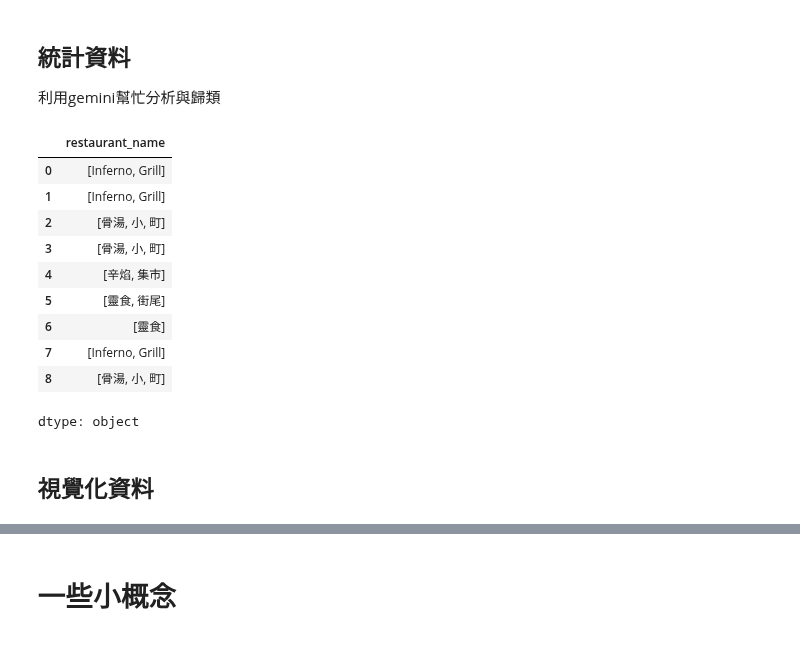
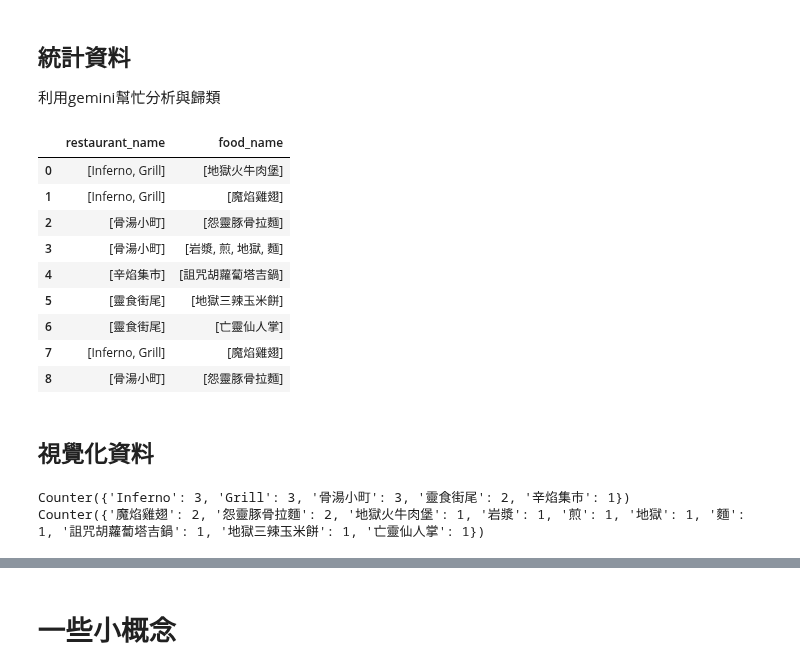
Before and after one commit to jaunty0216/ForSophomoreCourse, a Jupyter notebook: 第十週_地獄美食家.ipynb, the cells around one changed output, grey strips where cells are left out. Saved outputs shown, nothing was run; the diff lists cells and outputs as text; code cells hidden in the pictures.

```diff
--- a/第十週_地獄美食家.ipynb
+++ b/第十週_地獄美食家.ipynb
@@ -113,23 +133,12 @@ model = genai.GenerativeModel("gemini-1.5-flash")
 # %%
-#這個地方要先得到關鍵字的array，並用類似停用字的技巧，找出餐廳
-#定義分析程式，回傳array給我
-def analyze_tokens_for_entities(tokens):
-  prompt = f"根據內容，從文本中分析出餐廳的名稱，並把這些餐廳名稱直接以array的方式儲存起來並輸出，文本內容如下：{tokens}"
-  response = model.generate_content(prompt)
-  return response.text
-
-# first_array,second_array,third_array = analyze_tokens_for_entities(currentdata['tokenized'])
-#取得回傳的array
-first_array = analyze_tokens_for_entities(currentdata['tokenized'])
-
-#-----------------------------------------------------------------------------------------
-
+# 開始分析
 import jieba
 
 def analize(text):
 
   #新增字典
-  words_to_add = ['詛咒胡蘿蔔','地獄火牛肉堡','魔焰雞翅','地獄三辣玉米餅']
+  words_to_add = ['詛咒胡蘿蔔塔吉鍋','地獄火牛肉堡','魔焰雞翅','地獄三辣玉米餅','怨靈豚骨拉麵','岩漿煎地獄麵'
+  ,'亡靈仙人掌','靈食街尾','骨湯小町','Inferno Grill','辛焰集市']
   for word in words_to_add:
     jieba.add_word(word)
 
@@ -143,26 +152,53 @@ def analize(text):
     '也', '都', '很', '非常', '比較', '這', '那', '一個', '一些', '什麼', '怎麼',
     '去', '來', '吃', '喝', '說', '看', '想', '覺得', '就是', '不是', '沒有', '還有',
     '你','我','他','你們','我們','他們',',','，','。','它','它們','為','甚麼','？','！',' ','誰',
-    '回到','這','這麼','而','原以','竟然','人','沒','想到'
+    '回到','這','這麼','而','原以','竟然','人','沒','想到','因為','所以','結果','詩意','堡','辣',
+    '胡蘿蔔','火','詛咒'
   ]
 
-  filtered_content = [word for word in tokens if word not in stopwords]
-  restaurant_name = [word for word in filtered_content if word in first_array]
-  return restaurant_name
+  filtered_content_1 = [word for word in tokens if word not in stopwords]
+  restaurant_name = [word for word in filtered_content_1 if word in first_array]
 
-currentdata['restaurant_name'] = currentdata['comments'].apply(analize)
-currentdata['restaurant_name']
+  filtered_content_2 = [word for word in tokens if word not in stopwords]
+  food_name = [word for word in filtered_content_2 if word in second_array]
+
+  return restaurant_name,food_name
+
+#知識點三
+currentdata['restaurant_name'] = currentdata['comments'].apply(lambda x: analize(x)[0])
+currentdata['food_name'] = currentdata['comments'].apply(lambda x: analize(x)[1])
-# %% [output]
-|  | restaurant_name |
-| 0 | [Inferno, Grill] |
-| 1 | [Inferno, Grill] |
-| 2 | [骨湯, 小, 町] |
-| 3 | [骨湯, 小, 町] |
-| 4 | [辛焰, 集市] |
-| 5 | [靈食, 街尾] |
-| 6 | [靈食] |
-| 7 | [Inferno, Grill] |
-| 8 | [骨湯, 小, 町] |
-dtype: object
+# %%
+# 檢查輸出
+currentdata[['restaurant_name','food_name']]
+# %% [output]
+|  | restaurant_name | food_name |
+| 0 | [Inferno, Grill] | [地獄火牛肉堡] |
+| 1 | [Inferno, Grill] | [魔焰雞翅] |
+| 2 | [骨湯小町] | [怨靈豚骨拉麵] |
+| 3 | [骨湯小町] | [岩漿, 煎, 地獄, 麵] |
+| 4 | [辛焰集市] | [詛咒胡蘿蔔塔吉鍋] |
+| 5 | [靈食街尾] | [地獄三辣玉米餅] |
+| 6 | [靈食街尾] | [亡靈仙人掌] |
+| 7 | [Inferno, Grill] | [魔焰雞翅] |
+| 8 | [骨湯小町] | [怨靈豚骨拉麵] |
 # %% [markdown]
 ## 視覺化資料
+# %%
+# 視覺化前的小準備
+from collections import Counter
+import pandas as pd # Import pandas if not already imported in this cell
+
+# Flatten the list of lists in the 'tokenized' column
+#知識點四
+all_tokens_1 = [token for sublist in currentdata['restaurant_name'] for token in sublist]
+all_tokens_2 = [token for sublist in currentdata['food_name'] for token in sublist]
+
+# Now count the occurrences of each token
+restaurant_count = Counter(all_tokens_1)
+food_count = Counter(all_tokens_2)
+
+print(restaurant_count)
+print(food_count)
+# %% [output]
+Counter({'Inferno': 3, 'Grill': 3, '骨湯小町': 3, '靈食街尾': 2, '辛焰集市': 1})
+Counter({'魔焰雞翅': 2, '怨靈豚骨拉麵': 2, '地獄火牛肉堡': 1, '岩漿': 1, '煎': 1, '地獄': 1, '麵': 1, '詛咒胡蘿蔔塔吉鍋': 1, '地獄三辣玉米餅': 1, '亡靈仙人掌': 1})
```
Also changed, not shown: parts of 6 cells of this notebook.
